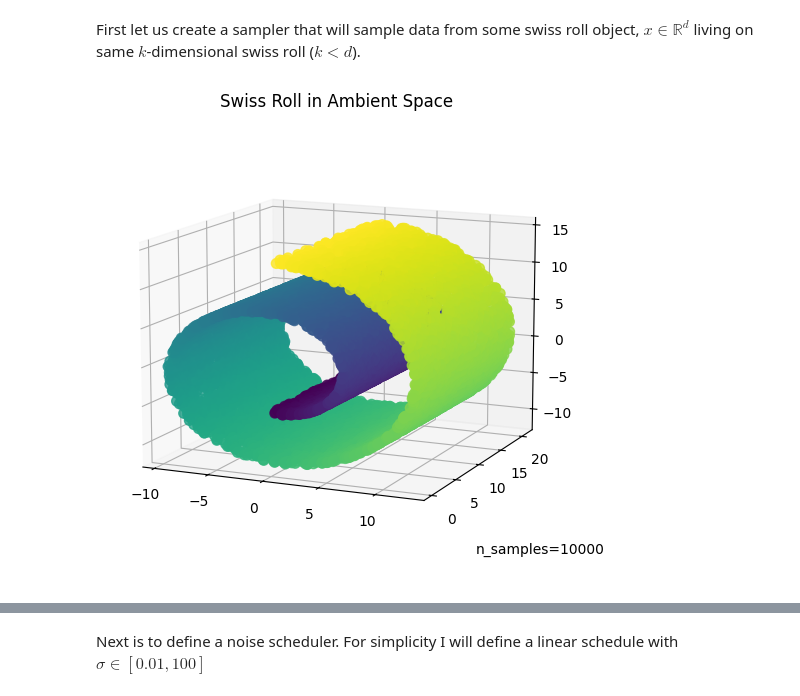
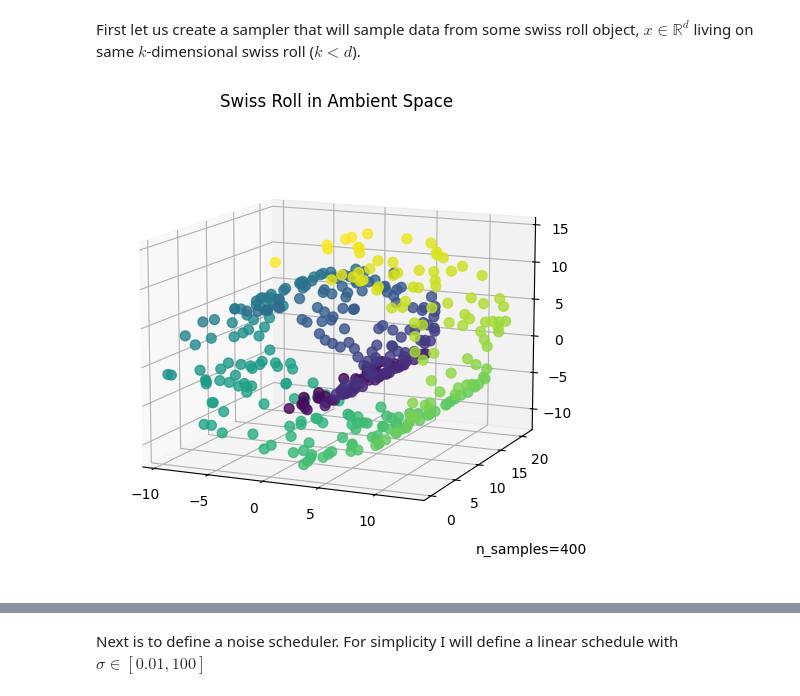
Before and after one commit to Nicky-2000/RNA-Seq-Manifold-Diffusion, a Jupyter notebook: Exploration_Notebooks/diffusion_on_synthetic_manifolds.ipynb, the cells around one changed output, grey strips where cells are left out. Drawn from its saved outputs; the diff is of its cells as text; code cells hidden in the pictures.

```diff
--- a/Exploration_Notebooks/diffusion_on_synthetic_manifolds.ipynb
+++ b/Exploration_Notebooks/diffusion_on_synthetic_manifolds.ipynb
@@ -21,33 +21,33 @@ class Sampler():
     color = None
 
     # at init load in swiss roll dataset as default
-    def __init__(self):
-        self.create_swiss_roll_dataset(10000)
+    def __init__(self, n=400):
+        self.create_swiss_roll_dataset(n)
 
     # Create a swiss roll dataset in $R^3$
     def create_swiss_roll_dataset(self, n, random_state=None, noise=0):
         X, color = make_swiss_roll(n_samples=n, noise=noise, random_state=random_state)
         self.X = X
         self.color = color
 
     # Sample a random datapoint in the dataset
     def sample(self):
         rand_int = random.randint(0, len(self.X))
         return self.X[rand_int]
 
     def visualize_swissroll(self):
         # this code is taken directly from the scikit learn documentation: https://scikit-learn.org/stable/auto_examples/manifold/plot_swissroll.html#sphx-glr-auto-examples-manifold-plot-swissroll-py
         fig = plt.figure(figsize=(8, 6))
         ax = fig.add_subplot(111, projection="3d")
         fig.add_axes(ax)
         ax.scatter(
             self.X[:, 0], self.X[:, 1], self.X[:, 2], c=self.color, s=50, alpha=0.8
         )
         ax.set_title("Swiss Roll in Ambient Space")
         ax.view_init(azim=-66, elev=12)
         _ = ax.text2D(0.8, 0.05, s=f"n_samples={len(self.X)}", transform=ax.transAxes)
 
 sampler = Sampler()
 sampler.visualize_swissroll()
 # %% [output]
-[figure, old version]
+[figure, new version]
```
Also changed, not shown: parts of 3 cells of this notebook.
